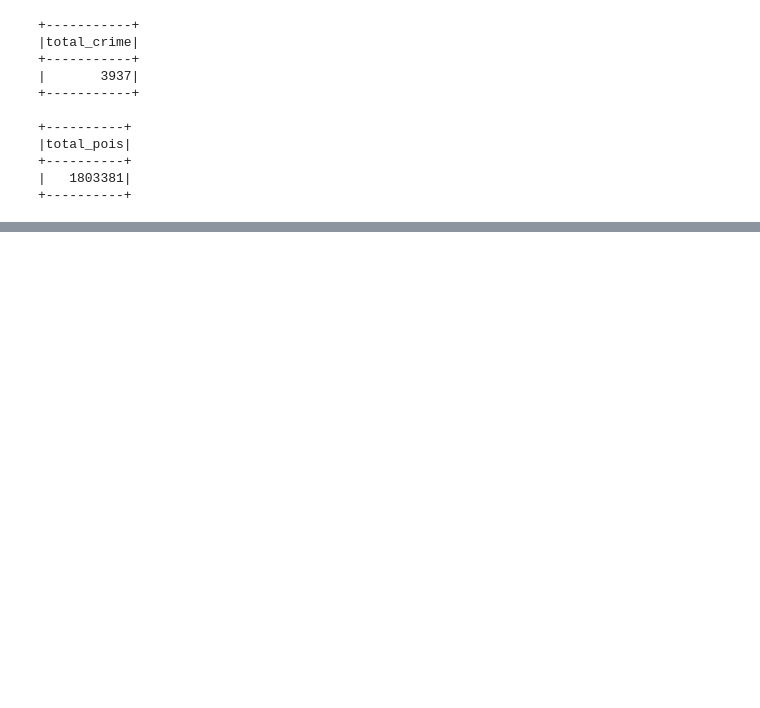
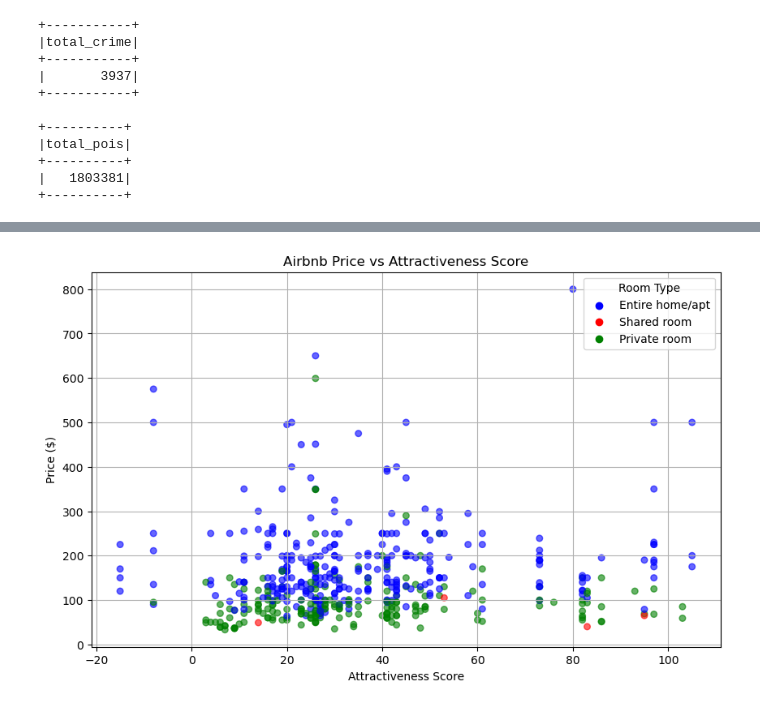
Before and after one commit to Nathan432532/Data-visualisatie, a Jupyter notebook: DV_opdracht.ipynb, the cells around one changed output, grey strips where cells are left out. Cells and saved outputs as stored; diff of their text form; code cells hidden in the pictures; blank space fills up the shorter version.

```diff
--- a/DV_opdracht.ipynb
+++ b/DV_opdracht.ipynb
@@ -223,12 +201,17 @@ airbnb_enriched.show(10)
 only showing top 10 rows
 # %%
-map_nyc = folium.Map(location=[40.7128, -74.0060], zoom_start=11)
+map_nyc = folium.Map(location=[40.7128, -74.0060])
 
 for row in airbnb_enriched.limit(500).collect():  # gebruik limit voor performance
+    color = "green"
+    if row.crime_count == 1:
+        color = "orange"
+    elif row.crime_count >= 2:
+        color = "red"
     folium.CircleMarker(
         location=[row.latitude, row.longitude],
         radius=5,
-        color='red' if row.crime_count > 1 else 'green',
+        color=color,
         fill=True,
         fill_opacity=0.6,
         popup=f"Price: {row.price}, POI: {row.pois_count}, Crime: {row.crime_count}"
@@ -238,13 +221,20 @@ map_nyc
 # %% [output]
 [interactive output not drawn]
 # %%
-map_nyc = folium.Map(location=[40.7128, -74.0060], zoom_start=11)
+map_nyc = folium.Map(location=[40.7128, -74.0060])
 
 for row in airbnb_enriched.limit(500).collect():  # gebruik limit voor performance
+    color = ""
+    if row.pois_count < 10:
+        color = "red"
+    elif row.pois_count <= 40:
+        color = "orange"
+    elif row.pois_count > 40:
+        color = "green"
     folium.CircleMarker(
         location=[row.latitude, row.longitude],
         radius=5,
-        color='red' if row.pois_count > 50 else 'green',
+        color=color,
         fill=True,
         fill_opacity=0.6,
         popup=f"Price: {row.price}, POI: {row.pois_count}, Crime: {row.crime_count}"
@@ -255,0 +281,45 @@ map_nyc
+# %%
+#attractivnes score toevoegen
+airbnb_enriched = airbnb_enriched.withColumn("attractiveness_score", col("pois_count") - col("crime_count") * lit(30))
+
+# Spark rows ophalen (bv. 500 om performance-redenen)
+rows = airbnb_enriched.select(
+    "attractiveness_score", "price", "room_type"
+).limit(500).collect()
+
+# Filter en converteer naar float omdat er 1 outlier is
+filtered_data = [(row.attractiveness_score, float(row.price), row.room_type)
+                 for row in rows
+                 if float(row.price) < 1500]
+
+# Omzetten naar Python-lijsten
+x = [d[0] for d in filtered_data]
+y = [d[1] for d in filtered_data]
+labels = [d[2] for d in filtered_data]
+
+# Kleur per room_type
+colors = {
+    "Entire home/apt": "blue",
+    "Private room": "green",
+    "Shared room": "red",
+    "Hotel room": "purple"
+}
+point_colors = [colors.get(rt, "gray") for rt in labels]
+
+plt.figure(figsize=(10,6))
+plt.scatter(x, y, s=30, alpha=0.6, c=point_colors)
+
+plt.xlabel("Attractiveness Score")
+plt.ylabel("Price ($)")
+plt.title("Airbnb Price vs Attractiveness Score")
+
+# Legende genereren
+unique_types = list(set(labels))
+for rt in unique_types:
+    plt.scatter([], [], color=colors.get(rt, "gray"), label=rt)
+
+plt.legend(title="Room Type")
+plt.grid(True)
+plt.show()
+# %% [output]
+[figure, added]
```
Also changed, not shown: parts of 12 cells of this notebook, 1 other file.
